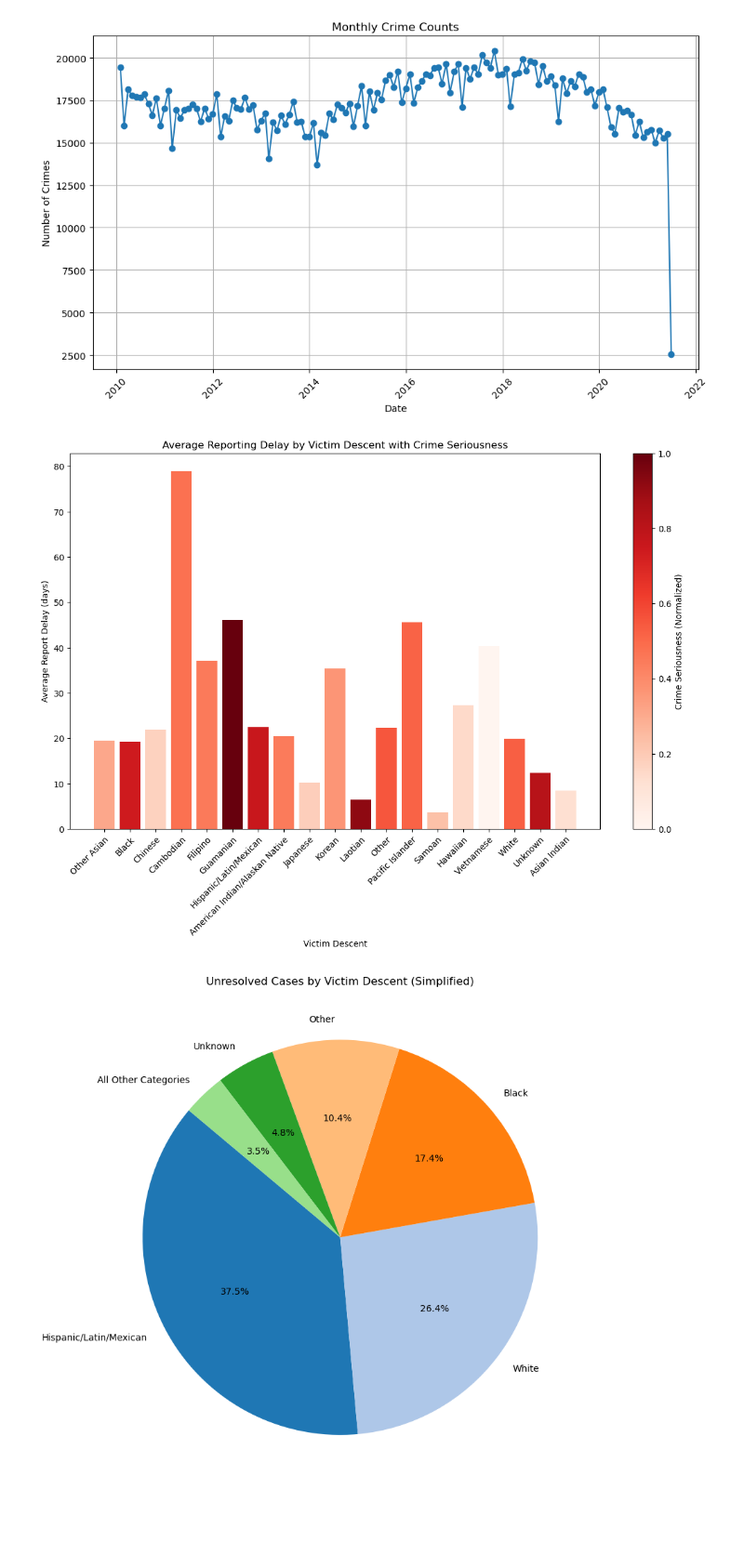
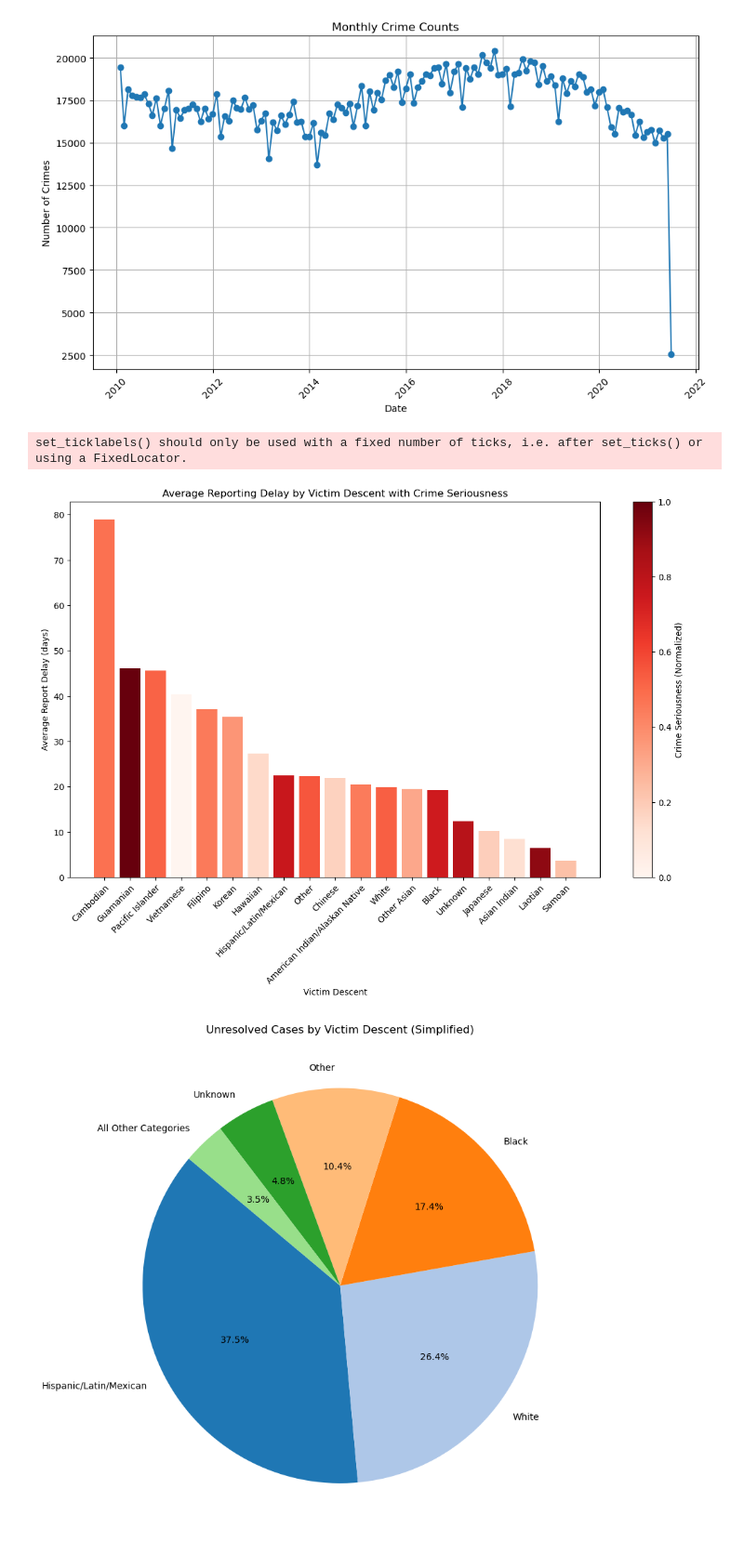
Before and after one commit to Odysseas-Stefanakis/UCalgary_Research_Odysseas, a Jupyter notebook: LA_Crime_Data.ipynb, the cells around one changed output. Shown at 93% size. Saved outputs shown, nothing was run; the diff lists cells and outputs as text; code cells hidden in the pictures; blank space fills up the shorter version.

Commit message:
Improved diagrams

```diff
--- a/LA_Crime_Data.ipynb
+++ b/LA_Crime_Data.ipynb
@@ -318,6 +318,7 @@ fig.update_layout(xaxis_title='Date',
 fig.show()
 # %%
 import matplotlib.pyplot as plt
+import pandas as pd
 
 # Mapping descent codes to full descriptions
 descent_mapping = {
@@ -328,38 +329,41 @@ descent_mapping = {
     'U': 'Hawaiian', 'V': 'Vietnamese', 'W': 'White', 'X': 'Unknown',
     'Z': 'Asian Indian'
 }
 
-# Convert dates and calculate the report delay
+# Assuming 'la_crime_data_2010_to_2021_sorted' is your DataFrame
 la_crime_data_2010_to_2021_sorted['Date Rptd'] = pd.to_datetime(la_crime_data_2010_to_2021_sorted['Date Rptd'])
 la_crime_data_2010_to_2021_sorted['DATE OCC'] = pd.to_datetime(la_crime_data_2010_to_2021_sorted['DATE OCC'])
 la_crime_data_2010_to_2021_sorted['Report Delay'] = (la_crime_data_2010_to_2021_sorted['Date Rptd'] - la_crime_data_2010_to_2021_sorted['DATE OCC']).dt.days
 
-# Filter and group by 'Vict Descent' for report delay and crime seriousness
+# Filter and group by 'Vict Descent'
 valid_descents = ['A', 'B', 'C', 'D', 'F', 'G', 'H', 'I', 'J', 'K', 'L', 'O', 'P', 'S', 'U', 'V', 'W', 'X', 'Z']
 filtered_data = la_crime_data_2010_to_2021_sorted[la_crime_data_2010_to_2021_sorted['Vict Descent'].isin(valid_descents)]
 stats_by_descent = filtered_data.groupby('Vict Descent').agg({
     'Report Delay': 'mean',
     'Crm Cd': 'mean'
 }).reset_index()
+
+# Normalize Crime Seriousness and sort by Report Delay
 stats_by_descent['Normalized Crime Seriousness'] = (stats_by_descent['Crm Cd'] - stats_by_descent['Crm Cd'].min()) / (stats_by_descent['Crm Cd'].max() - stats_by_descent['Crm Cd'].min())
+stats_by_descent.sort_values('Report Delay', ascending=False, inplace=True)
 stats_by_descent['Descent Description'] = stats_by_descent['Vict Descent'].map(descent_mapping)
 
 # Visualization
 fig, ax = plt.subplots(figsize=(14, 8))
 colors = [plt.cm.Reds(x) for x in stats_by_descent['Normalized Crime Seriousness']]
-bars = ax.bar(stats_by_descent.index, stats_by_descent['Report Delay'], color=colors)
+bars = ax.bar(stats_by_descent['Descent Description'], stats_by_descent['Report Delay'], color=colors)
 ax.set_xlabel('Victim Descent')
 ax.set_ylabel('Average Report Delay (days)')
 ax.set_title('Average Reporting Delay by Victim Descent with Crime Seriousness')
 cbar = fig.colorbar(plt.cm.ScalarMappable(norm=plt.Normalize(vmin=0, vmax=1), cmap='Reds'), ax=ax, label='Crime Seriousness (Normalized)')
 
 # Set x-ticks and align text
-ax.set_xticks(range(len(stats_by_descent['Descent Description'])))
 ax.set_xticklabels(stats_by_descent['Descent Description'], rotation=45, ha='right', rotation_mode='anchor')
 
 plt.show()
 # %% [output]
+set_ticklabels() should only be used with a fixed number of ticks, i.e. after set_ticks() or using a FixedLocator.
-[figure, old version]
+[figure, new version]
 # %%
 import matplotlib.pyplot as plt
 
```
